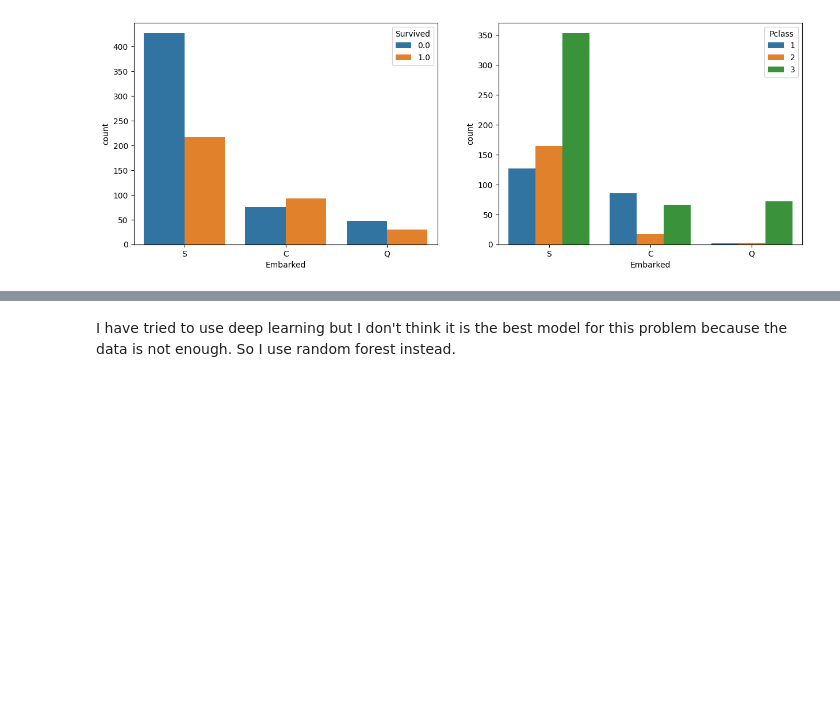
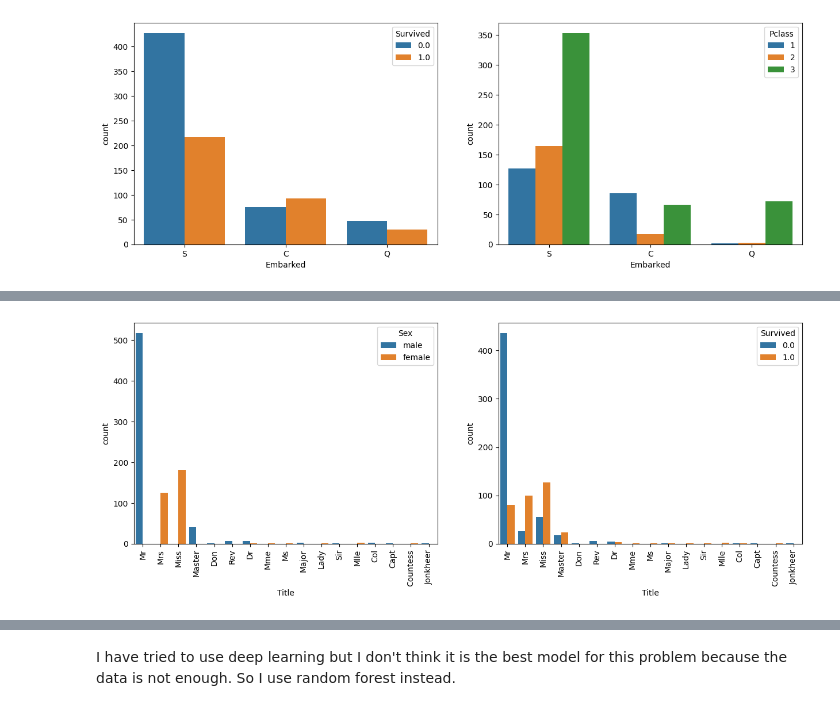
Before and after one commit to ccdarvin/competitions, a Jupyter notebook: kaggle/Titanic - Machine Learning from Disaster/notebook.ipynb, the cells around one changed output, grey strips where cells are left out. Saved outputs shown, nothing was run; the diff lists cells and outputs as text; code cells hidden in the pictures; blank space fills up the shorter version.

```diff
--- a/kaggle/Titanic - Machine Learning from Disaster/notebook.ipynb
+++ b/kaggle/Titanic - Machine Learning from Disaster/notebook.ipynb
@@ -245,0 +178,27 @@ X_train.isna().sum(axis=0)
+# %%
+# Name
+# person names
+data['Title'] = data['Name'].str.extract(' ([A-Za-z]+)\.', expand=False)
+data['Title'].value_counts(dropna=False)
+# graph
+title_df = data[data['test'] == False]
+fig, ax = plt.subplots(1, 2, figsize=(15, 5))
+# title vs Sex
+sns.countplot(x='Title', data=title_df, hue='Sex', ax=ax[0])
+ax[0].set_xticklabels(ax[0].get_xticklabels(), rotation=90)
+
+sns.countplot(x='Title', data=title_df, hue='Survived', ax=ax[1])
+ax[1].set_xticklabels(ax[1].get_xticklabels(), rotation=90)
+plt.show()
+# title encode
+def title_encode(title):
+    if title in ['Mrs', 'Ms', 'Mme', 'Lady', 'Mlle', 'Countess', 'Dona']:
+        return 0
+    elif title in ['Capt', 'Col', 'Major', 'Dr', 'Rev']:
+        return 1
+    else:
+        return 2
+
+data['TitleEncode'] = data['Title'].apply(title_encode)
+# %% [output]
+[figure, added]
```
Also changed, not shown: parts of 48 cells of this notebook, 2 other files.
